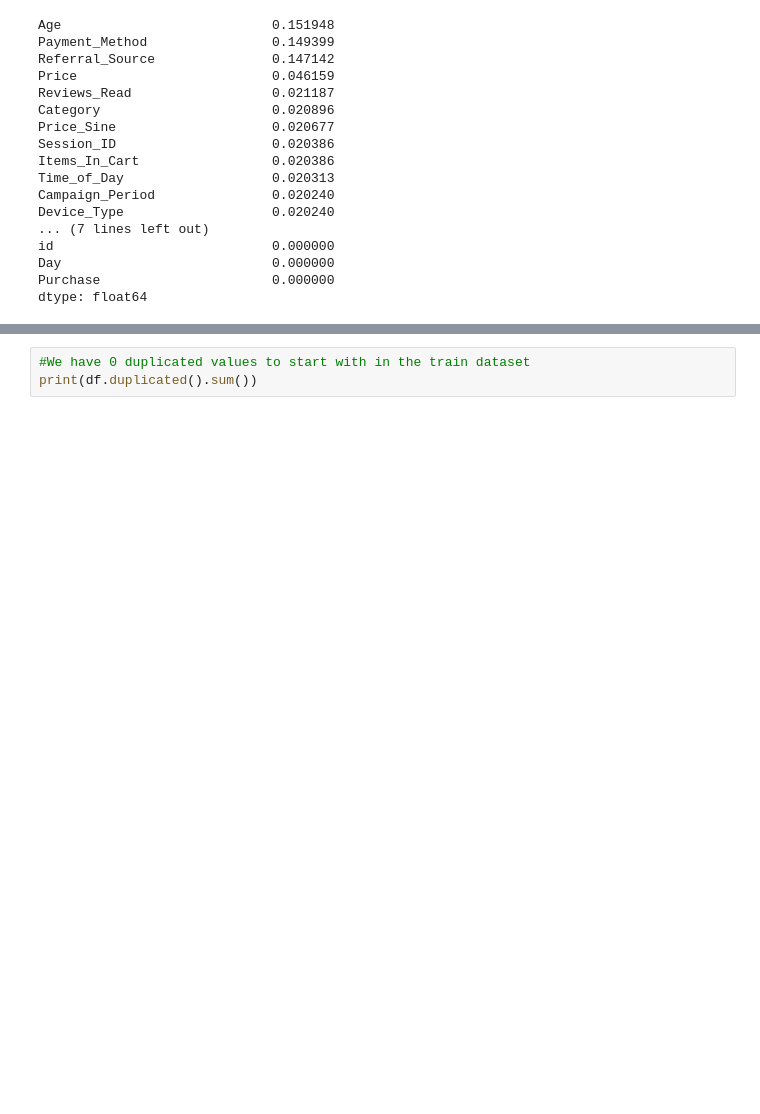
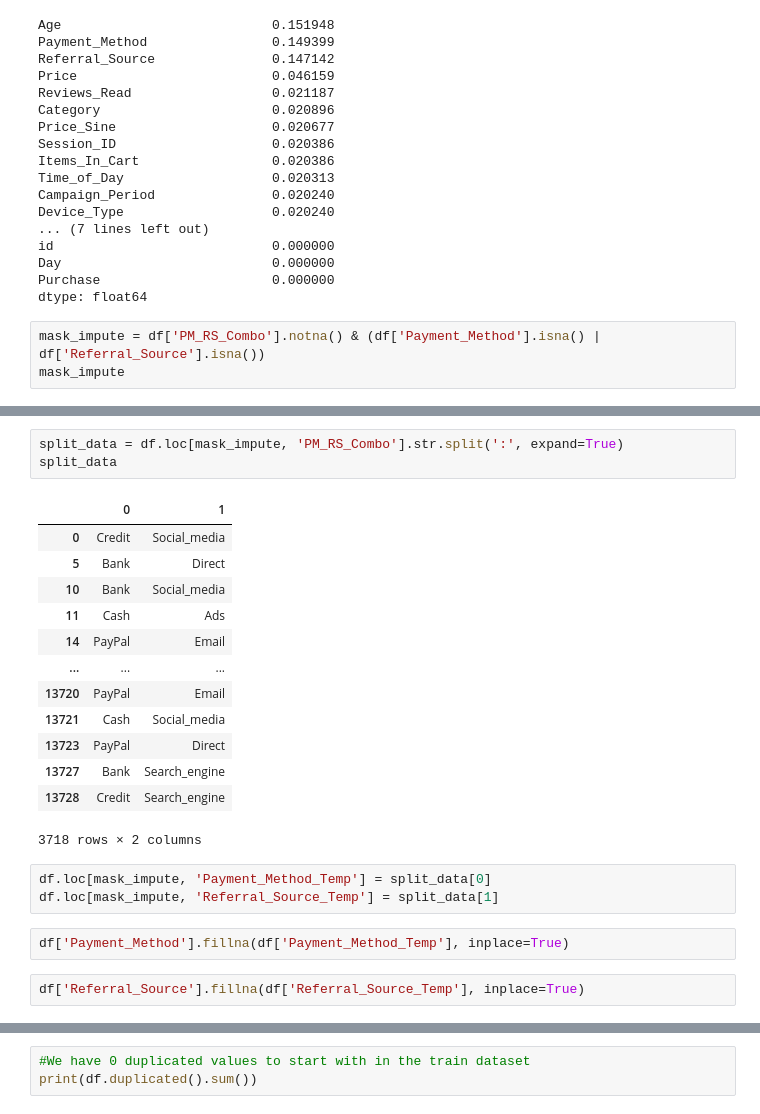
Before and after one commit to PaulFrp/kaggle_competition, a Jupyter notebook: Quentin/exploration.ipynb, the cells around one changed output, grey strips where cells are left out. Saved outputs shown, nothing was run; the diff lists cells and outputs as text; blank space fills up the shorter version.

```diff
--- a/Quentin/exploration.ipynb
+++ b/Quentin/exploration.ipynb
@@ -91,3 +91,6 @@ id                            0.000000
 Day                           0.000000
 Purchase                      0.000000
 dtype: float64
+# %%
+mask_impute = df['PM_RS_Combo'].notna() & (df['Payment_Method'].isna() | df['Referral_Source'].isna())
+mask_impute
@@ -93,0 +110,24 @@ dtype: float64
+# %%
+split_data = df.loc[mask_impute, 'PM_RS_Combo'].str.split(':', expand=True)
+split_data
+# %% [output]
+|  | 0 | 1 |
+| 0 | Credit | Social_media |
+| 5 | Bank | Direct |
+| 10 | Bank | Social_media |
+| 11 | Cash | Ads |
+| 14 | PayPal | Email |
+| ... | ... | ... |
+| 13720 | PayPal | Email |
+| 13721 | Cash | Social_media |
+| 13723 | PayPal | Direct |
+| 13727 | Bank | Search_engine |
+| 13728 | Credit | Search_engine |
+3718 rows × 2 columns
+# %%
+df.loc[mask_impute, 'Payment_Method_Temp'] = split_data[0]
+df.loc[mask_impute, 'Referral_Source_Temp'] = split_data[1]
+# %%
+df['Payment_Method'].fillna(df['Payment_Method_Temp'], inplace=True)
+# %%
+df['Referral_Source'].fillna(df['Referral_Source_Temp'], inplace=True)
```
Also changed, not shown: parts of 5 cells of this notebook, 1 other file.
